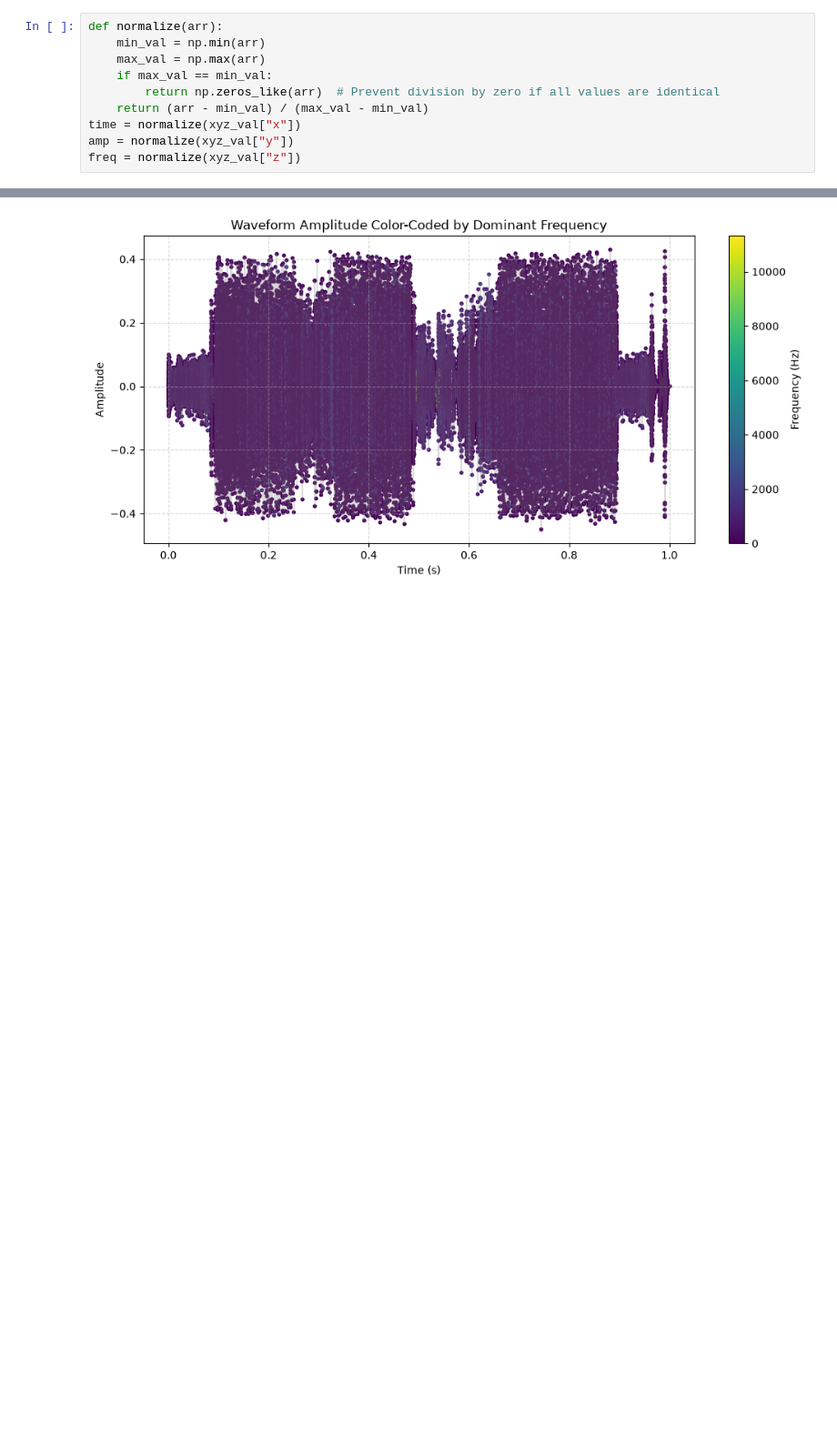
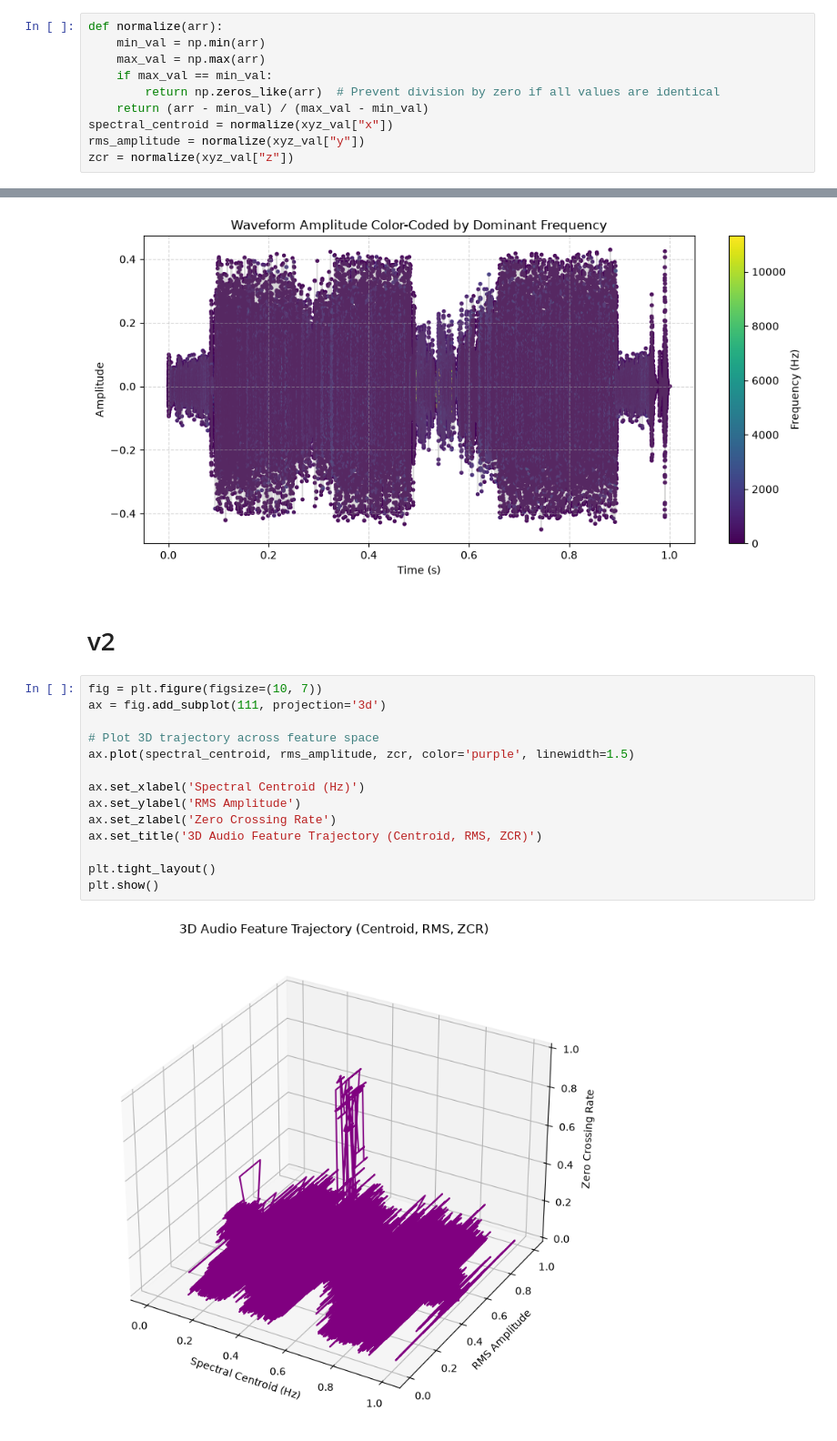
Before and after one commit to Gokul0Krishna/PP1, a Jupyter notebook: docs/ex.ipynb, the cells around one changed output, grey strips where cells are left out. Shown at 91% size. Cells and saved outputs as stored; diff of their text form; blank space fills up the shorter version.

```diff
--- a/docs/ex.ipynb
+++ b/docs/ex.ipynb
@@ -14,6 +14,6 @@ def normalize(arr):
     if max_val == min_val:
         return np.zeros_like(arr)  # Prevent division by zero if all values are identical
     return (arr - min_val) / (max_val - min_val)
-time = normalize(xyz_val["x"])
-amp = normalize(xyz_val["y"])
-freq = normalize(xyz_val["z"])
+spectral_centroid = normalize(xyz_val["x"])
+rms_amplitude = normalize(xyz_val["y"])
+zcr = normalize(xyz_val["z"])
@@ -98,3 +100,21 @@ plt.tight_layout()
 plt.show()
 # %% [output]
 [figure]
+# %% [markdown]
+# v2
+# %%
+fig = plt.figure(figsize=(10, 7))
+ax = fig.add_subplot(111, projection='3d')
+
+# Plot 3D trajectory across feature space
+ax.plot(spectral_centroid, rms_amplitude, zcr, color='purple', linewidth=1.5)
+
+ax.set_xlabel('Spectral Centroid (Hz)')
+ax.set_ylabel('RMS Amplitude')
+ax.set_zlabel('Zero Crossing Rate')
+ax.set_title('3D Audio Feature Trajectory (Centroid, RMS, ZCR)')
+
+plt.tight_layout()
+plt.show()
+# %% [output]
+[figure, added]
```
Also changed, not shown: parts of 3 cells of this notebook, 1 other file.
